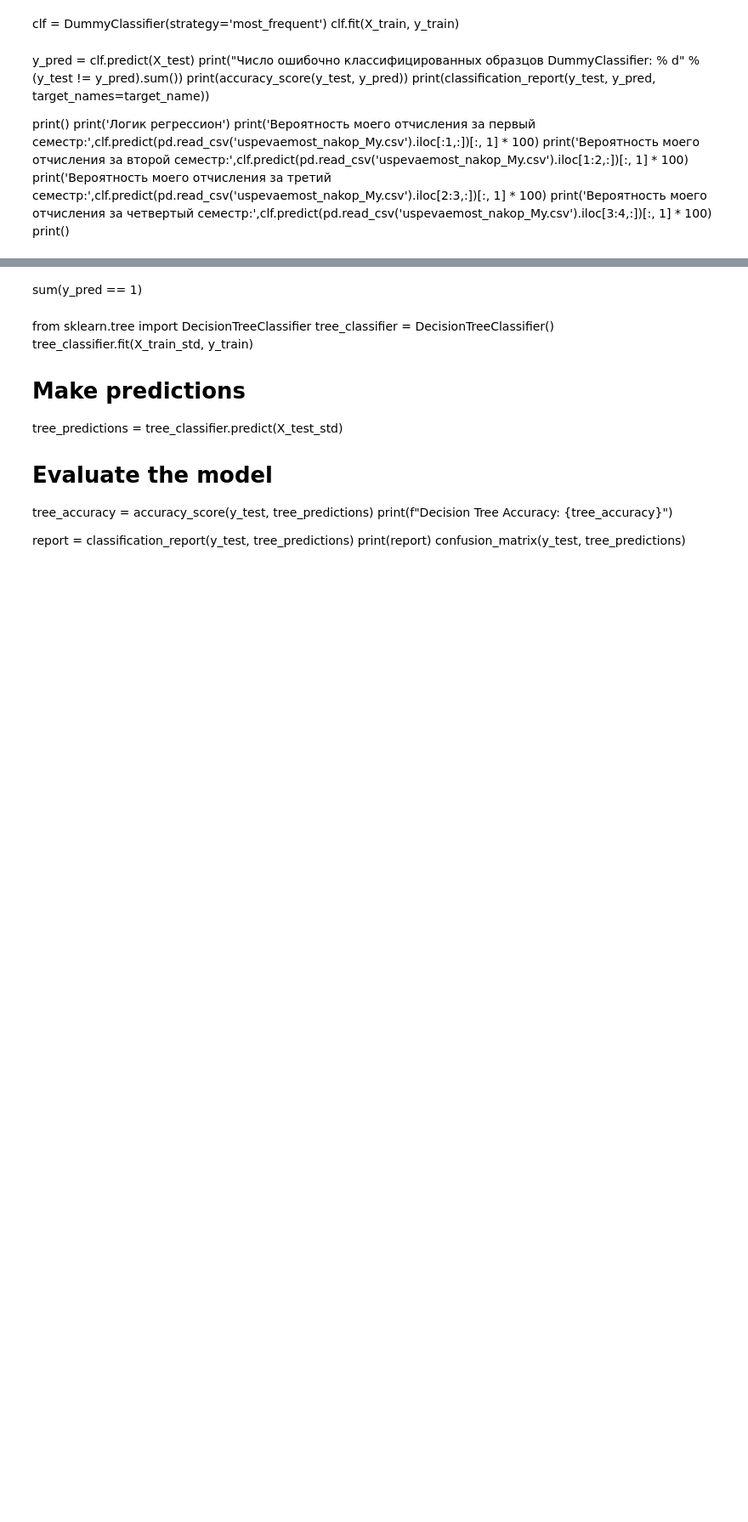
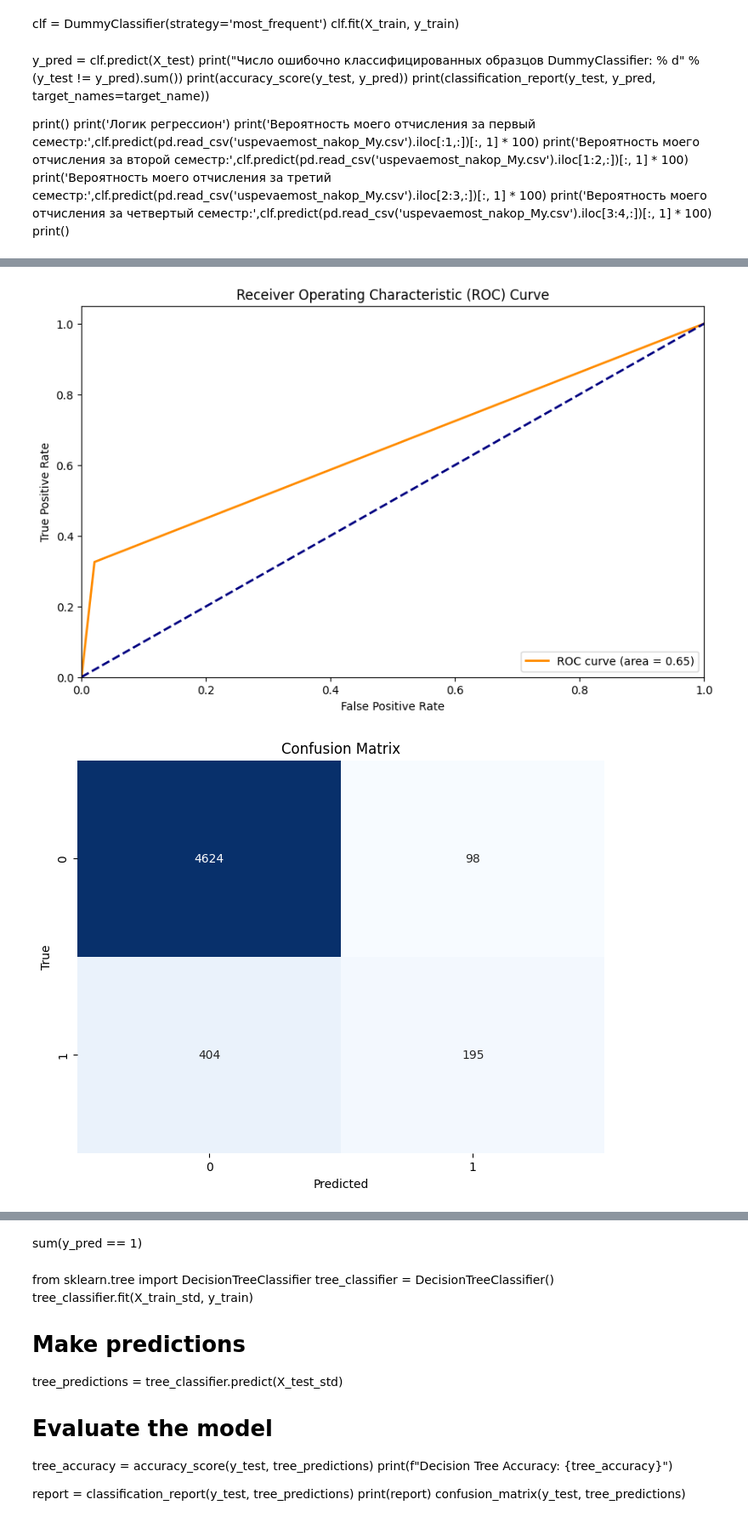
Before and after one commit to fluke8/predicting-academic-performance-python, a Jupyter notebook: _neuro.ipynb, the cells around one changed output, grey strips where cells are left out. Shown at 85% size. Drawn from its saved outputs; the diff is of its cells as text; code cells hidden in the pictures; blank space fills up the shorter version.

```diff
--- a/_neuro.ipynb
+++ b/_neuro.ipynb
@@ -22,10 +25,14 @@ dataset = pd.read_csv('csv/dataset1.csv')
 dataset = dataset[dataset['Квалификация'] != 3]
 dataset = dataset[dataset['Квалификация'] != 4]
 dataset.drop('Учебный год', axis=1, inplace=True)
+dataset = dataset[dataset['Форма обучения'] != 1]
+
+
+
 data = dataset.iloc[:, :-1]
 target = dataset.iloc[:, -1]
 
-X_train, X_test, y_train, y_test = train_test_split(data, target, test_size=0.99)
+X_train, X_test, y_train, y_test = train_test_split(data, target, test_size=0.3)
 
 sc = StandardScaler()
 sc.fit(X_train)
@@ -48,14 +55,17 @@ print('Вероятность моего отчисления за третий
 print('Вероятность моего отчисления за четвертый семестр:',clf.predict(pd.read_csv('uspevaemost_nakop_My.csv').iloc[3:4,:])[:, 1] * 100)
 print()
 # %%
-lr = LogisticRegression(C=1000.0, max_iter=1000000000)
-lr.fit(X_train, y_train)
-y_pred = lr.predict(X_test)
+lr = LogisticRegression(C=1000.0, max_iter=1000000)
+lr.fit(X_train_std, y_train)
+y_pred = lr.predict(X_test_std)
 
 target_name = ['0 - не отчислен', 'Отчислен']
 print(classification_report(y_test, y_pred, target_names=target_name))
-print(accuracy_score(y_test, y_pred))
 confusion_matrix(y_test, y_pred)
+
+auc_roc = roc_auc_score(y_test, y_pred)
+
+print(f'AUC-ROC: {auc_roc}')
 
 # print('Логик регрессион')
 # print('Вероятность моего отчисления за первый семестр:',lr.predict_proba(pd.read_csv('csv/uspevaemost_nakop_My.csv').iloc[:1,:])[:, 1] * 100)
@@ -78,3 +86,32 @@ array([[4706,   58],
+# %%
+fpr, tpr, thresholds = roc_curve(y_test, y_pred)
+roc_auc = auc(fpr, tpr)
+
+# Визуализация ROC-кривой
+plt.figure(figsize=(10, 6))
+plt.plot(fpr, tpr, color='darkorange', lw=2, label='ROC curve (area = %0.2f)' % roc_auc)
+plt.plot([0, 1], [0, 1], color='navy', lw=2, linestyle='--')
+plt.xlim([0.0, 1.0])
+plt.ylim([0.0, 1.05])
+plt.xlabel('False Positive Rate')
+plt.ylabel('True Positive Rate')
+plt.title('Receiver Operating Characteristic (ROC) Curve')
+plt.legend(loc="lower right")
+plt.show()
+
+cm = confusion_matrix(y_test, y_pred)
+
+# Создание тепловой карты для визуализации матрицы ошибок
+plt.figure(figsize=(8, 6))
+sns.heatmap(cm, annot=True, fmt="d", cmap="Blues", cbar=False)
+
+plt.title('Confusion Matrix')
+plt.xlabel('Predicted')
+plt.ylabel('True')
+plt.show()
+# %% [output]
+[figure, added]
+[figure, added]
 # %%
 # best = np.zeros([3])
 
```
Also changed, not shown: parts of 7 cells of this notebook, 9 other files.
